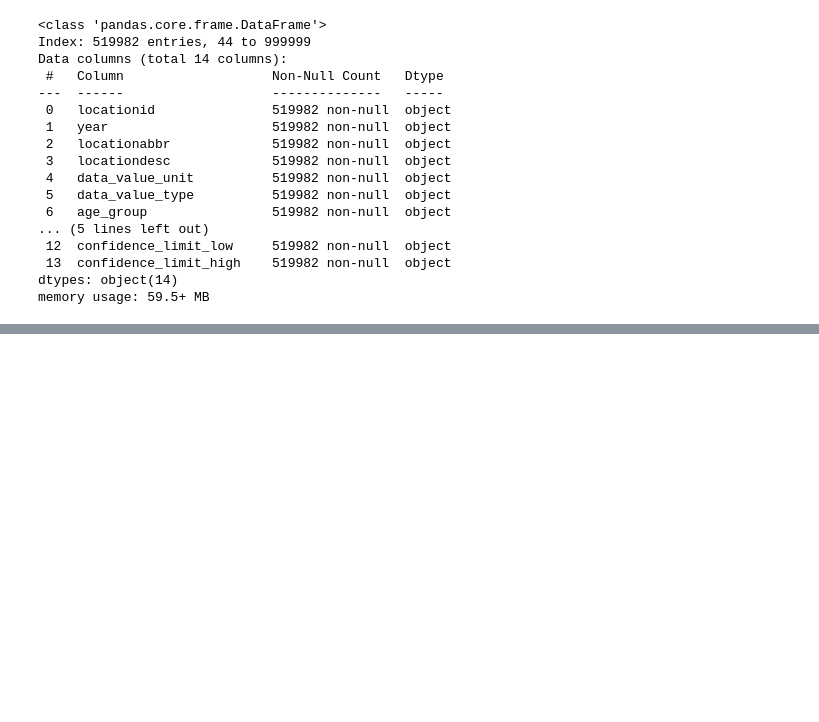
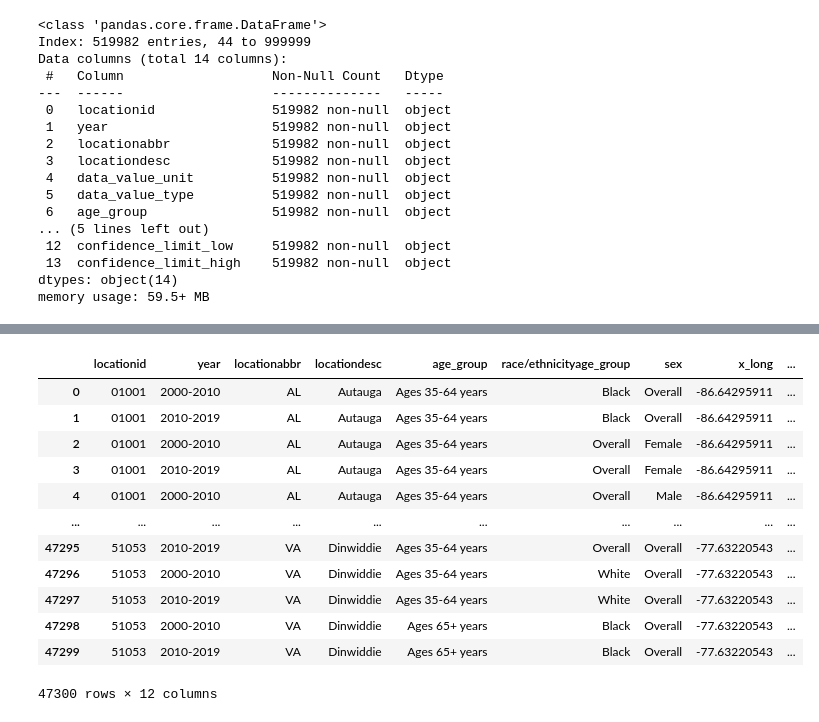
Before and after one commit to GenNyu/Intro2DS, a Jupyter notebook: Collecting_Preprocessing.ipynb, the cells around one changed output, grey strips where cells are left out. Saved outputs shown, nothing was run; the diff lists cells and outputs as text; code cells hidden in the pictures; blank space fills up the shorter version.

```diff
--- a/Collecting_Preprocessing.ipynb
+++ b/Collecting_Preprocessing.ipynb
@@ -254,8 +304,8 @@ Ngoài ra, trước khi loại bỏ, nhóm chúng em xem xét thấy các cột
 # %%
 # Đổi tên
 column_names = {'stratification1': 'age_group', 'stratification2': 'race/ethnicityage_group', 'stratification3': 'sex'}
-df = df.rename(columns=column_names)
-df.columns
+df1 = df1.rename(columns=column_names)
+df1.columns
 # %% [output]
 Index(['locationid', 'year', 'locationabbr', 'locationdesc', 'geographiclevel',
        'datasource', 'class', 'topic', 'data_value_unit', 'data_value_type',
@@ -269,9 +319,9 @@ Index(['locationid', 'year', 'locationabbr', 'locationdesc', 'geographiclevel',
 #### Xoá các cột không cần dùng
 # %%
 # Xoá các cột không cần dùng
-df = df.drop(columns=['geographiclevel', 'datasource', 'class', 'topic', 'data_value_footnote_symbol', 'data_value_footnote', 'stratificationcategory1', 'stratificationcategory2', 'stratificationcategory3', 'topicid'])
-print(df.shape)
-df.columns
+df1 = df1.drop(columns=['geographiclevel', 'datasource', 'class', 'topic', 'data_value_footnote_symbol', 'data_value_footnote', 'stratificationcategory1', 'stratificationcategory2', 'stratificationcategory3', 'topicid'])
+print(df1.shape)
+df1.columns
 # %% [output]
 (1000000, 14)
 Index(['locationid', 'year', 'locationabbr', 'locationdesc', 'data_value_unit',
@@ -282,7 +332,7 @@ Index(['locationid', 'year', 'locationabbr', 'locationdesc', 'data_value_unit',
 # %% [markdown]
 #### Xoá các dòng không cần thiết data_value == NaN
 # %%
-df = df.dropna(subset=['data_value'])
-print(df.shape)
+df1 = df1.dropna(subset=['data_value'])
+print(df1.shape)
 # %% [output]
 (519982, 14)
@@ -310,0 +531,19 @@ memory usage: 59.5+ MB
+# %%
+total_percent_df = df1[df1['data_value_type'] == 'Total percent change']
+total_percent_df = total_percent_df.drop(columns=['data_value_type', 'data_value_unit'])
+total_percent_df.reset_index(drop=True, inplace=True)
+total_percent_df
+# %% [output]
+|  | locationid | year | locationabbr | locationdesc | age_group | race/ethnicityage_group | sex | x_long | ... |
+| 0 | 01001 | 2000-2010 | AL | Autauga | Ages 35-64 years | Black | Overall | -86.64295911 | ... |
+| 1 | 01001 | 2010-2019 | AL | Autauga | Ages 35-64 years | Black | Overall | -86.64295911 | ... |
+| 2 | 01001 | 2000-2010 | AL | Autauga | Ages 35-64 years | Overall | Female | -86.64295911 | ... |
+| 3 | 01001 | 2010-2019 | AL | Autauga | Ages 35-64 years | Overall | Female | -86.64295911 | ... |
+| 4 | 01001 | 2000-2010 | AL | Autauga | Ages 35-64 years | Overall | Male | -86.64295911 | ... |
+| ... | ... | ... | ... | ... | ... | ... | ... | ... | ... |
+| 47295 | 51053 | 2010-2019 | VA | Dinwiddie | Ages 35-64 years | Overall | Overall | -77.63220543 | ... |
+| 47296 | 51053 | 2000-2010 | VA | Dinwiddie | Ages 35-64 years | White | Overall | -77.63220543 | ... |
+| 47297 | 51053 | 2010-2019 | VA | Dinwiddie | Ages 35-64 years | White | Overall | -77.63220543 | ... |
+| 47298 | 51053 | 2000-2010 | VA | Dinwiddie | Ages 65+ years | Black | Overall | -77.63220543 | ... |
+| 47299 | 51053 | 2010-2019 | VA | Dinwiddie | Ages 65+ years | Black | Overall | -77.63220543 | ... |
+47300 rows × 12 columns
```
Also changed, not shown: parts of 41 cells of this notebook, 3 other files.
